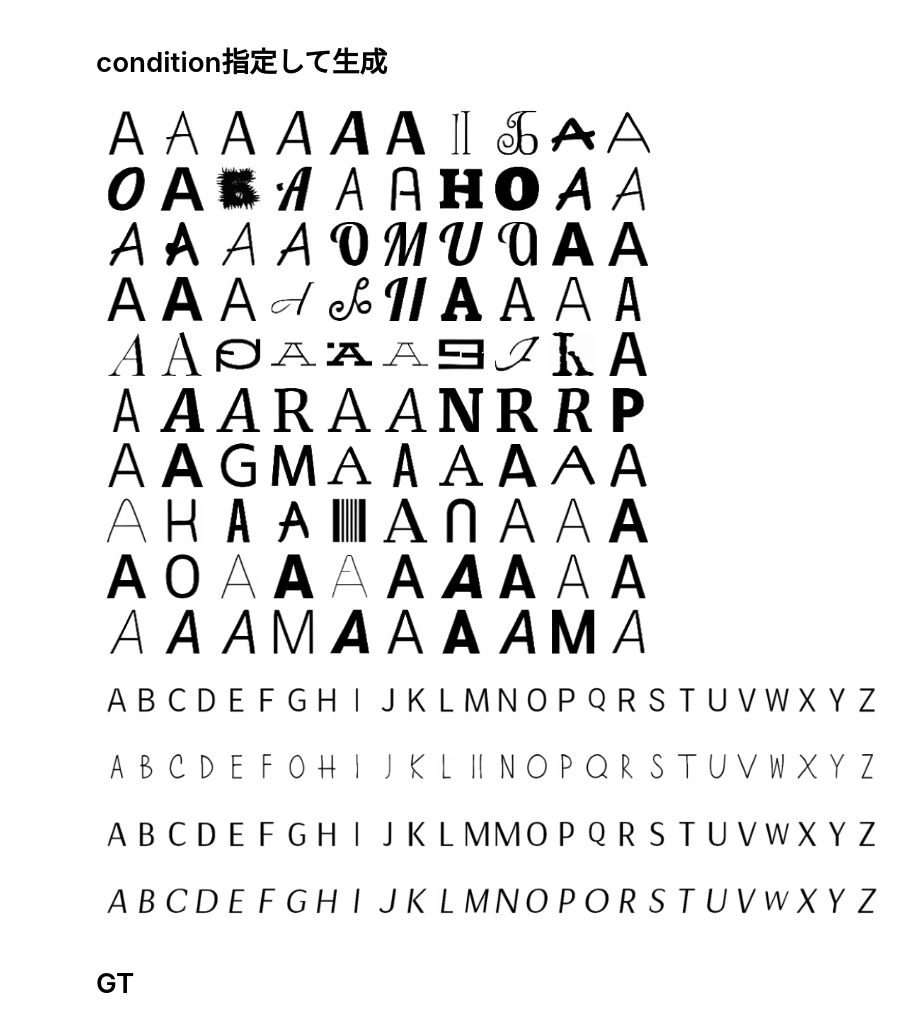
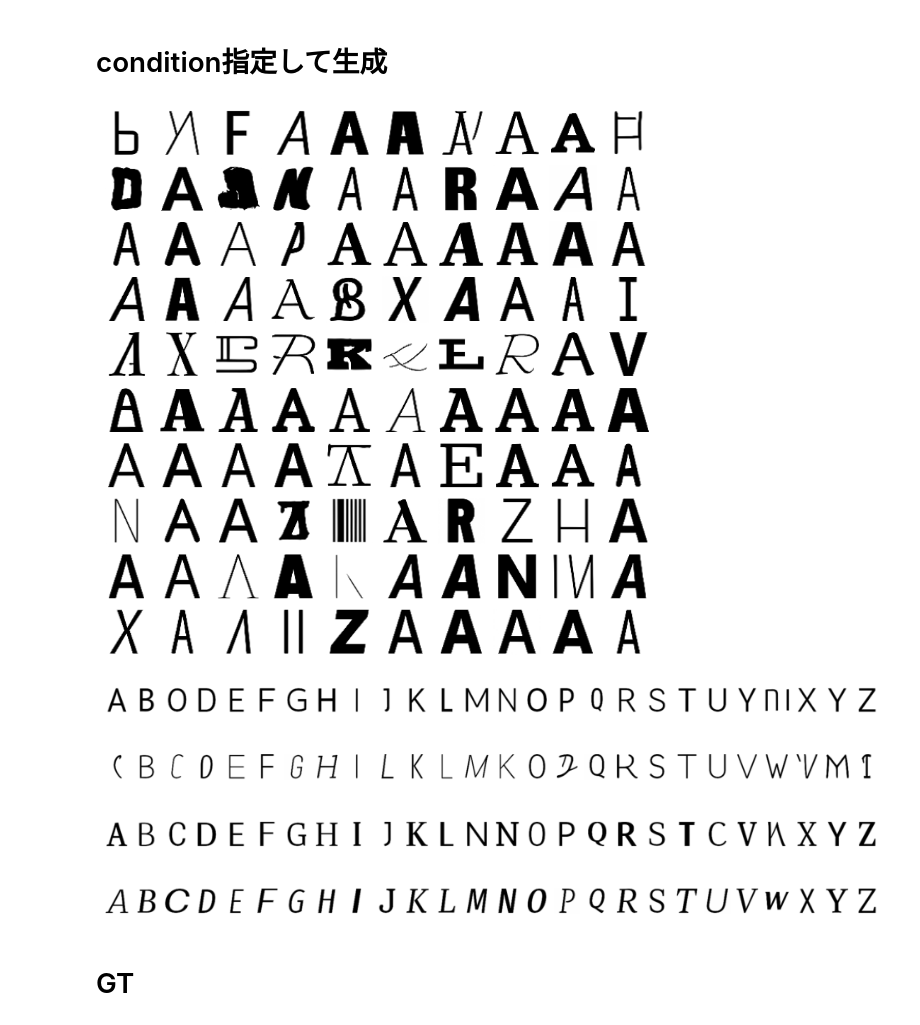
Before and after one commit to tetuomi/font-style-interpolation, a Jupyter notebook: scratch.ipynb, the cells around one changed output. Saved outputs shown, nothing was run; the diff lists cells and outputs as text; code cells hidden in the pictures.

```diff
--- a/scratch.ipynb
+++ b/scratch.ipynb
@@ -41,17 +41,20 @@ device = 'cuda'
 image_size = 64
 batch_size = 128
 
-# model_path = 'weight/log3_C26_S100_cfg_step_400000.pth' # disentangle loss なし
+# model_path = 'weight/log3_C26_S100_cfg_step_400000.pth' # disentangle loss なし, 100font
 # model_path = 'weight/log7_C26_S1000_cfg_step_final.pth' #
 # model_path = 'weight/log8_C26_S1000_cfg_step_90000.pth' # 両方Φにならないように, (c, s) = (c, Φ) + (Φ, s)
+model_path = 'weight/log9_C26_S1000_cfg_step_final.pth' #  (c, s) = {(c, Φ) + (Φ, s)}/2
 # model_path = './weight/log12_C26_S1000_cfg_step_final.pth' # disentangle loss バグ修正, (c, s) = {(c, Φ) + (Φ, s)}/√2, step:1e5
-model_path = './weight/log13_C26_S1000_cfg_step_final.pth' # disentangle loss バグ修正, (c, s) = {(c, Φ) + (Φ, s)}/√2, step:5e5
+# model_path = './weight/log13_C26_S1000_cfg_step_final.pth' # disentangle loss バグ修正, (c, s) = {(c, Φ) + (Φ, s)}/√2, step:5e5
+# model_path = './weight/log14_C26_S1000_cfg_step_final.pth' # disentangle loss なし, 1000font
 channels = 1
 unet_dim = 32
+timesteps = 1000
+cond_drop_prob = 0.5
+unet_dim_mults = (1, 2, 4, 8,)
+num_style = int(model_path.split('/')[-1].split('_')[2][1:])
 num_classes = int(model_path.split('/')[-1].split('_')[1][1:])
-num_style = int(model_path.split('/')[-1].split('_')[2][1:])
-timesteps = 1000
-unet_dim_mults = (1, 2, 4, 8,)
 
 # define betas
 betas = cosine_beta_schedule(timesteps=timesteps)
@@ -162,7 +165,7 @@ model = Unet(
     dim_mults=unet_dim_mults,
     num_classes=num_classes,
     num_style=num_style,
-    cond_drop_prob=0.5,
+    cond_drop_prob=cond_drop_prob,
 )
 model.to(device)
 model.load_state_dict(torch.load(model_path, map_location=device))
@@ -201,8 +205,8 @@ for scale in [3., 5., 7.]:
 # %% [markdown]
 # condition指定して生成
 # %%
-style_scale = 3.
-class_scale = 3.
+style_scale = 1.
+class_scale = 1.
 rescaled_phi = 0.7
 save_path1 = f"result/{os.path.basename(model_path).split('.')[0]}_generated1_sc+[sc-s÷√2]+[sc-c÷√2]_{style_scale}_{class_scale}.png"
 save_path2 = f"result/{os.path.basename(model_path).split('.')[0]}_generated2_sc+[sc-s÷√2]+[sc-c÷√2]_{style_scale}_{class_scale}.png"
@@ -213,35 +217,35 @@ style = torch.tensor([i for i in range(b)], device=device, dtype=torch.long)
 samples = sample(model, classes, style, image_size=image_size, batch_size=b, channels=channels, class_scale=class_scale, style_scale=style_scale, rescaled_phi=rescaled_phi)
 
 # show images
 fig, ax = plt.subplots(10, 10, figsize=(10, 10))
 for i in range(b):
     x = i // 10
     y = i % 10
     ax[x, y].axis("off")
     ax[x, y].imshow(samples[i][0].cpu().detach(), cmap="gray")
 
 plt.savefig(save_path1)
 plt.show()
 
 # 様々なクラスを見る
 b = 26*4
 classes = torch.tensor([i%26 for i in range(b)], device=device, dtype=torch.long)
 style = torch.tensor([i//26 for i in range(b)], device=device, dtype=torch.long)
 samples = sample(model, classes, style, image_size=image_size, batch_size=b, channels=channels, class_scale=class_scale, style_scale=style_scale, rescaled_phi=rescaled_phi)
 
 # show images
 fig, ax = plt.subplots(4, 26, figsize=(12, 4))
 for i in range(b):
     x = i // 26
     y = i % 26
     ax[x, y].axis("off")
     ax[x, y].imshow(samples[i][0].cpu().detach(), cmap="gray")
 
 plt.savefig(save_path2)
 plt.show()
 # %% [output]
-[figure, old version]
+[figure, new version]
-[figure, old version]
+[figure, new version]
 # %% [markdown]
 # GT
 # %%
```
Also changed, not shown: parts of 10 cells of this notebook.
